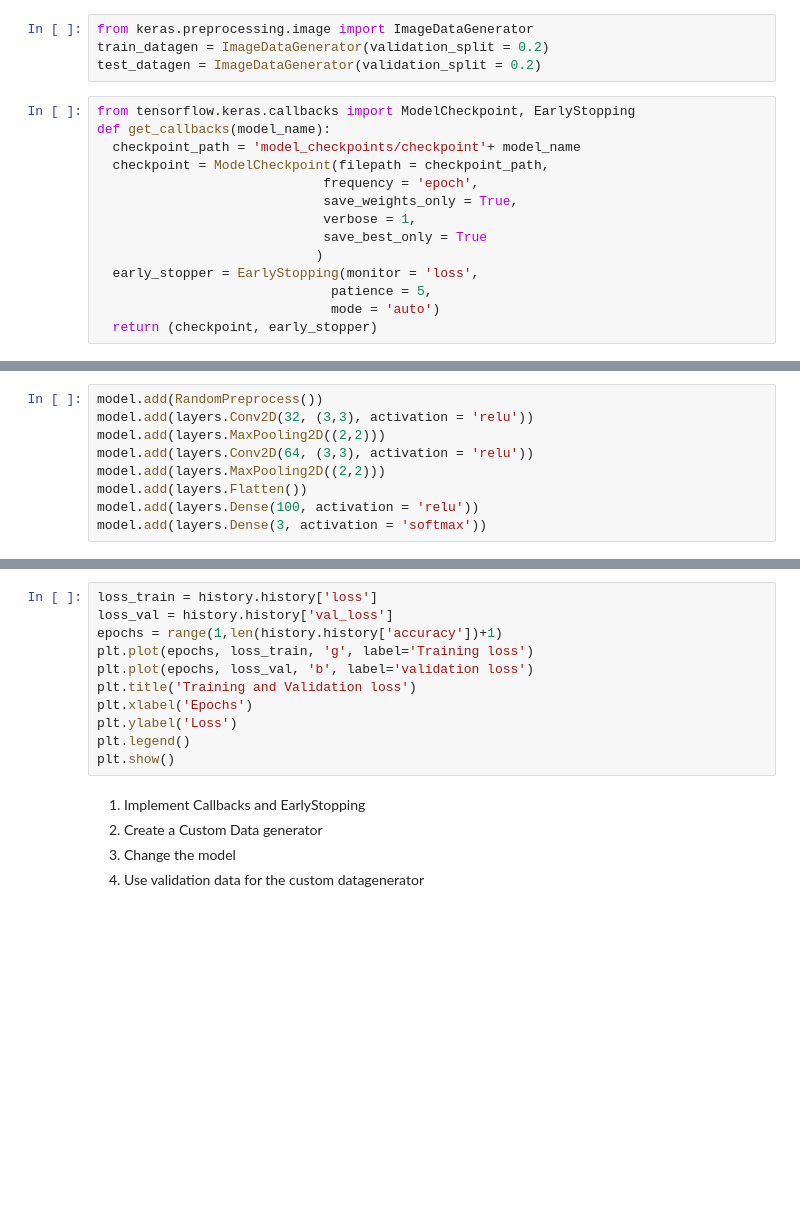
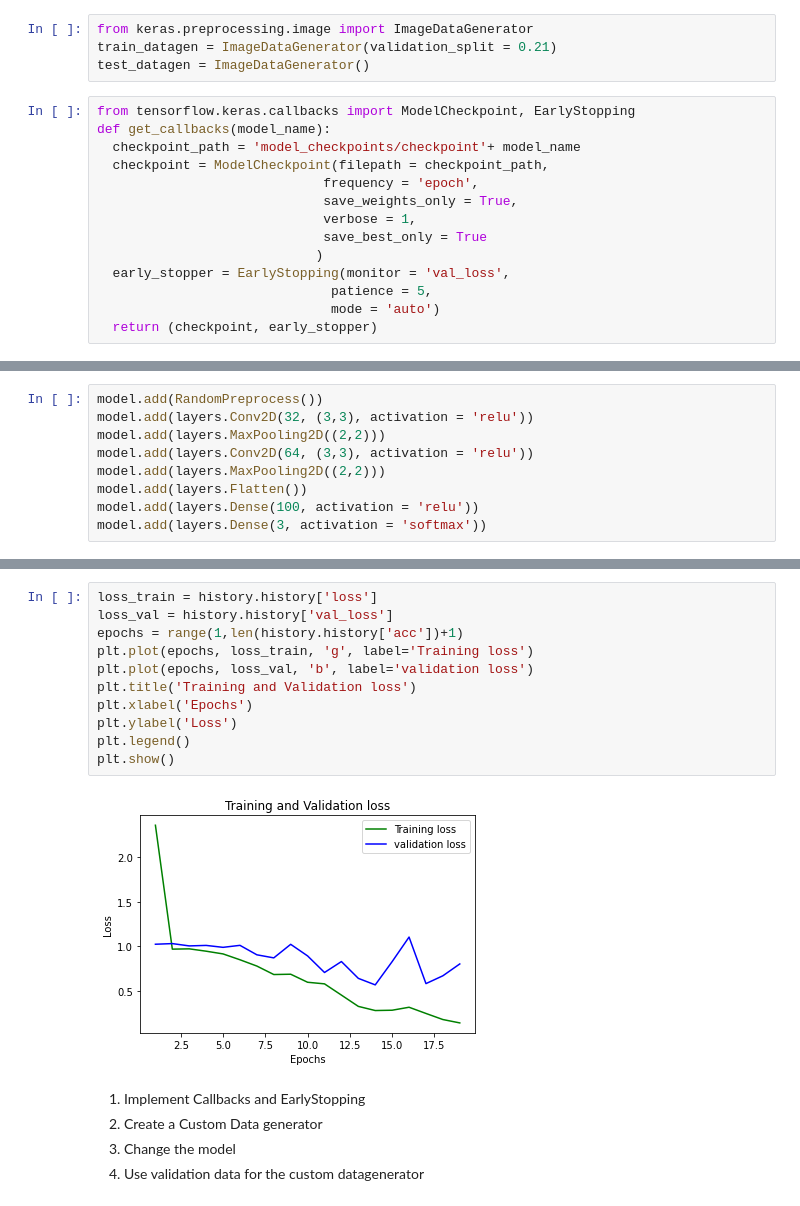
Before and after one commit to chinge55/nepali-currency-recognition, a Jupyter notebook: Currency_Recognition_v2.ipynb, the cells around one changed output, grey strips where cells are left out. Saved outputs shown, nothing was run; the diff lists cells and outputs as text; blank space fills up the shorter version.

```diff
--- a/Currency_Recognition_v2.ipynb
+++ b/Currency_Recognition_v2.ipynb
@@ -21,8 +21,8 @@ test_hundred_dir = os.path.join(test_dir, 'hundred')
 mv: cannot stat 'nepali-currency-recognition/data/test/hundred/hundred.jpg': No such file or directory
 # %%
 from keras.preprocessing.image import ImageDataGenerator
-train_datagen = ImageDataGenerator(validation_split = 0.2)
-test_datagen = ImageDataGenerator(validation_split = 0.2)
+train_datagen = ImageDataGenerator(validation_split = 0.21)
+test_datagen = ImageDataGenerator()
 # %%
 from tensorflow.keras.callbacks import ModelCheckpoint, EarlyStopping
 def get_callbacks(model_name):
@@ -33,7 +33,7 @@ def get_callbacks(model_name):
                              verbose = 1,
                              save_best_only = True
                             )
-  early_stopper = EarlyStopping(monitor = 'loss',
+  early_stopper = EarlyStopping(monitor = 'val_loss',
                               patience = 5,
                               mode = 'auto')
   return (checkpoint, early_stopper)
@@ -158,14 +191,16 @@ InvalidArgumentError: ignored
 # %%
 loss_train = history.history['loss']
 loss_val = history.history['val_loss']
-epochs = range(1,len(history.history['accuracy'])+1)
+epochs = range(1,len(history.history['acc'])+1)
 plt.plot(epochs, loss_train, 'g', label='Training loss')
 plt.plot(epochs, loss_val, 'b', label='validation loss')
 plt.title('Training and Validation loss')
 plt.xlabel('Epochs')
 plt.ylabel('Loss')
 plt.legend()
 plt.show()
+# %% [output]
+[figure, added]
 # %% [markdown]
 1. Implement Callbacks and EarlyStopping
 2. Create a Custom Data generator
```
Also changed, not shown: parts of 4 cells of this notebook.
